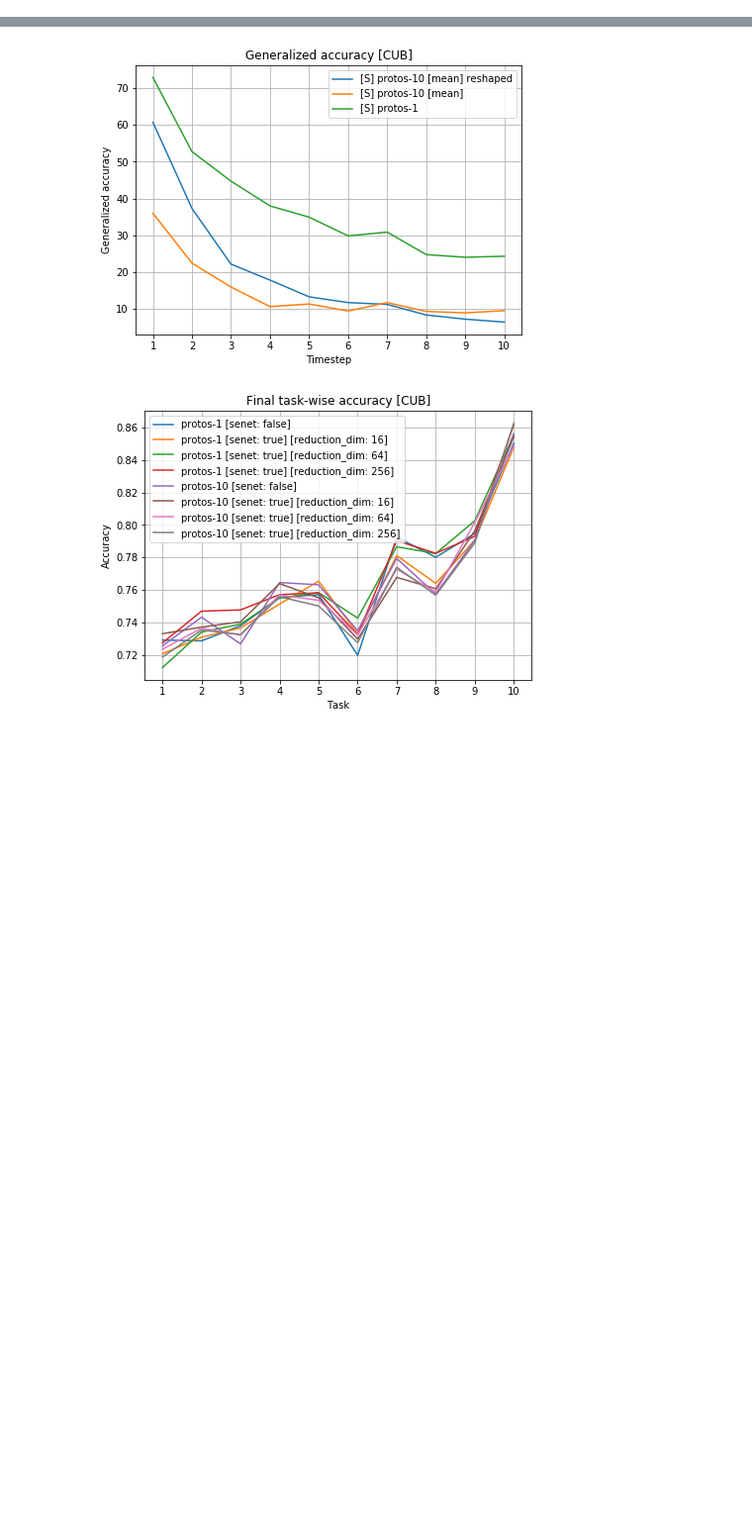
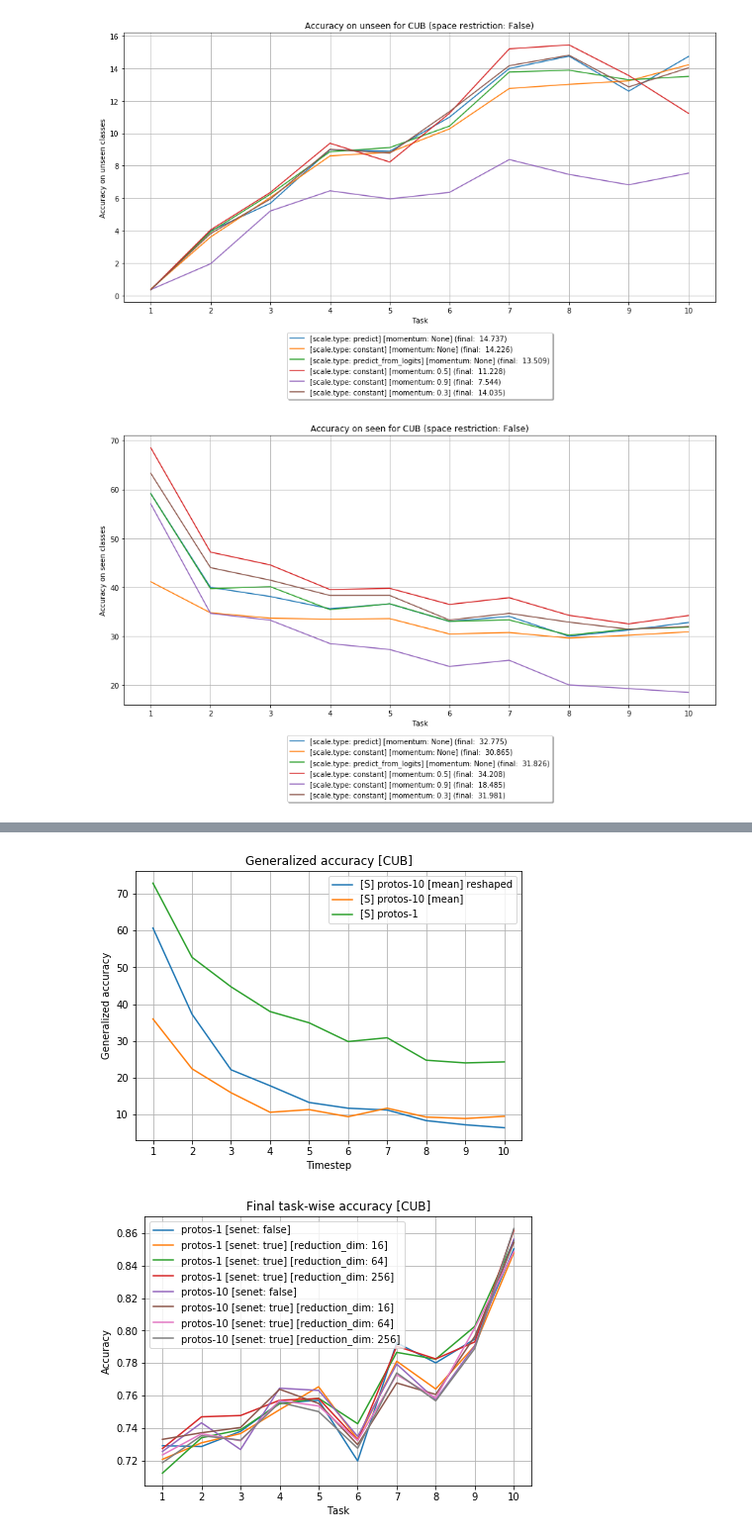
Before and after one commit to universome/class-norm, a Jupyter notebook: notebooks/visualization.ipynb, the cells around one changed output, grey strips where cells are left out. Shown at 99% size. Saved outputs shown, nothing was run; the diff lists cells and outputs as text; code cells hidden in the pictures; blank space fills up the shorter version.

```diff
--- a/notebooks/visualization.ipynb
+++ b/notebooks/visualization.ipynb
@@ -75,8 +87,9 @@ def find_exps(experiments_dir: os.PathLike) -> Dict[str, List[str]]:
 # %%
 dataset = 'CUB'
 tasks = np.arange(1, 11)
-# experiments_dir = '/ibex/scratch/skoroki/experiments/random_proto_embs'
-experiments_dir = '../../zslll-master/multi_proto_random'
+# experiments_dir = '/ibex/scratch/skoroki/experiments/multi_proto_random_optim_small_noise'
+# experiments_dir = '/ibex/scratch/skoroki/experiments/multi_proto_random_optim'
+experiments_dir = '../experiments'
 
 exps = find_exps(experiments_dir)
 exps = {m: [e for e in exps[m] if os.path.exists(f'{e}/custom_data/logits_history.npy')] for m in exps}
@@ -128,31 +154,13 @@ def plot_seen_acc(methods, restrict_space: bool=False):
-# %%
-groups = [
-    {'hp.head.noise.std': 0.1, 'hp.head.noise.same_for_each_class': True},
-    {'hp.head.noise.std': 0.1, 'hp.head.noise.same_for_each_class': False},
-    {'hp.head.noise.std': 0.5, 'hp.head.noise.same_for_each_class': True},
-    {'hp.head.noise.std': 0.5, 'hp.head.noise.same_for_each_class': False},
-]
-
-def get_exps_for_a_group(exps, configs, group):
-    result = {}
-
-    for exp_shortname, exp_paths in exps.items():
-        config = configs[exp_shortname][0]
-
-        if all(config.get(k) == v for k, v in group.items()):
-            result[exp_shortname] = exp_paths
-
-    return result
-
-
-for group in groups:
-    methods = get_exps_for_a_group(exps, configs, group)
-    methods = {**get_exps_for_a_group(exps, configs, {'hp.head.noise.std': 0.0}), **methods}
-    plot_unseen_acc(methods)
-    plot_unseen_acc(methods, True)
 # %%
+groups = [{}]
+
 for group in groups:
     methods = get_exps_for_a_group(exps, configs, group)
-    methods = {**get_exps_for_a_group(exps, configs, {'hp.head.noise.std': 0.0}), **methods}
+    #methods = {**get_exps_for_a_group(exps, configs, baseline_group), **methods}
+    plot_unseen_acc(methods)
     plot_seen_acc(methods)
-    plot_seen_acc(methods, True)
+    #plot_unseen_acc(methods, True)
+    #plot_seen_acc(methods, True)
+# %% [output]
+[figure, added]
+[figure, added]
```
Also changed, not shown: parts of 6 cells of this notebook, 3 other files.
